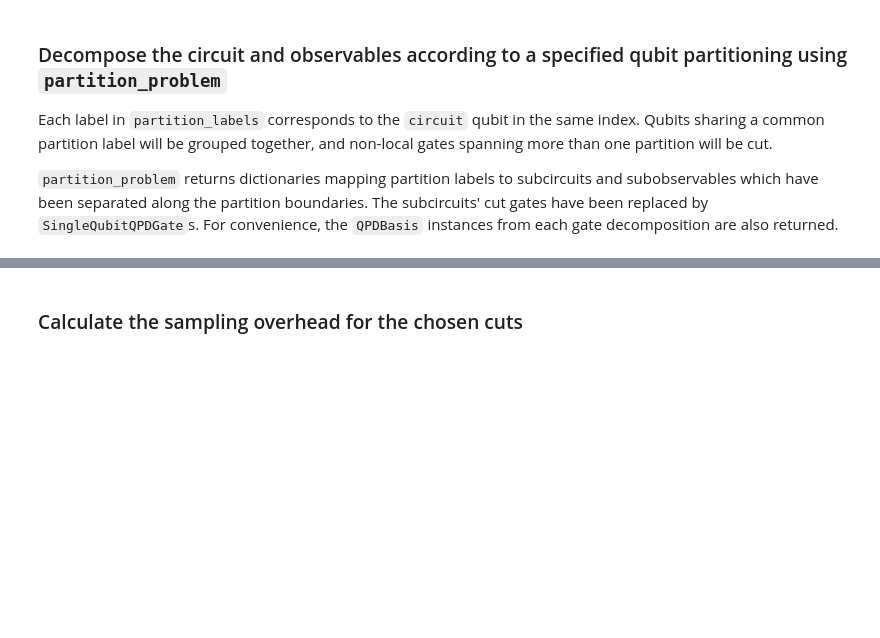
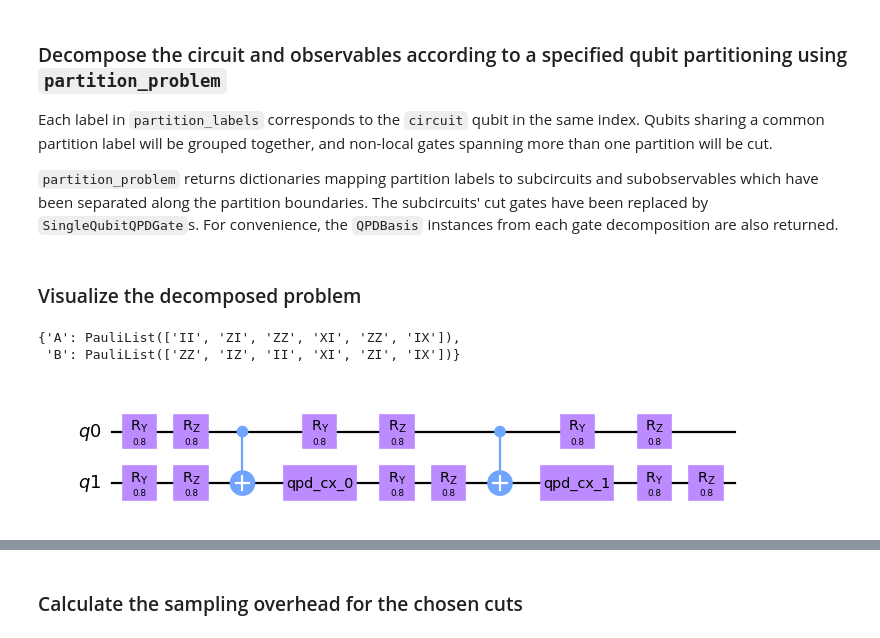
Before and after one commit to Qiskit/qiskit-addon-cutting, a Jupyter notebook: docs/circuit_cutting/tutorials/gate_cutting_to_reduce_circuit_width.ipynb, the cells around one changed output, grey strips where cells are left out. Drawn from its saved outputs; the diff is of its cells as text; code cells hidden in the pictures; blank space fills up the shorter version.

Commit message:
Visualize decomposed problem in tutorial

```diff
--- a/docs/circuit_cutting/tutorials/gate_cutting_to_reduce_circuit_width.ipynb
+++ b/docs/circuit_cutting/tutorials/gate_cutting_to_reduce_circuit_width.ipynb
@@ -35,3 +35,14 @@ Each label in `partition_labels` corresponds to the `circuit` qubit in the same
 subcircuits, subobservables, bases = partition_problem(
     circuit=circuit, partition_labels="AABB", observables=observables
 )
+# %% [markdown]
+### Visualize the decomposed problem
+# %%
+subobservables
+# %% [output]
+{'A': PauliList(['II', 'ZI', 'ZZ', 'XI', 'ZZ', 'IX']),
+ 'B': PauliList(['ZZ', 'IZ', 'II', 'XI', 'ZI', 'IX'])}
+# %%
+subcircuits['A'].draw('mpl', scale=0.8)
+# %% [output]
+[figure, added]
```
Also changed, not shown: parts of 1 cell of this notebook.
